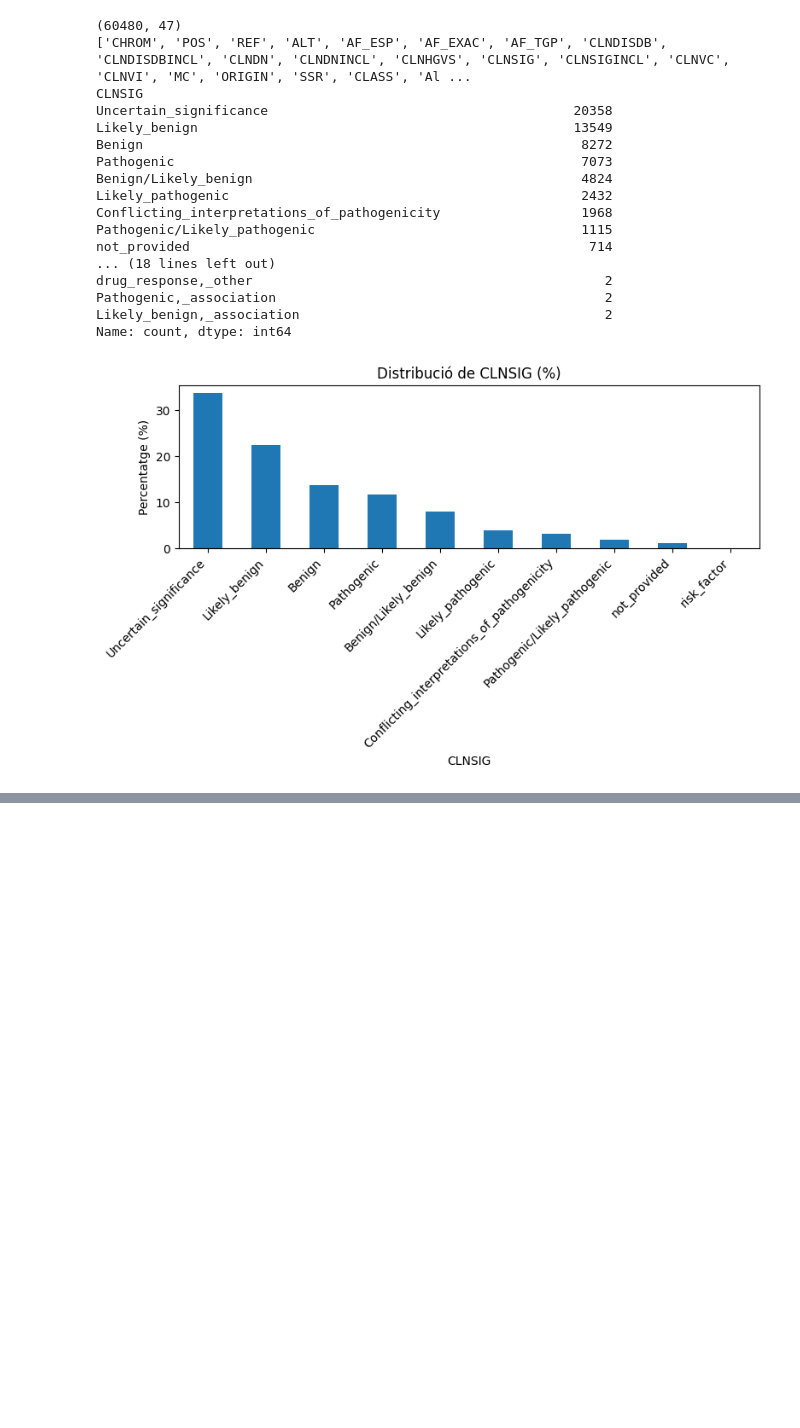
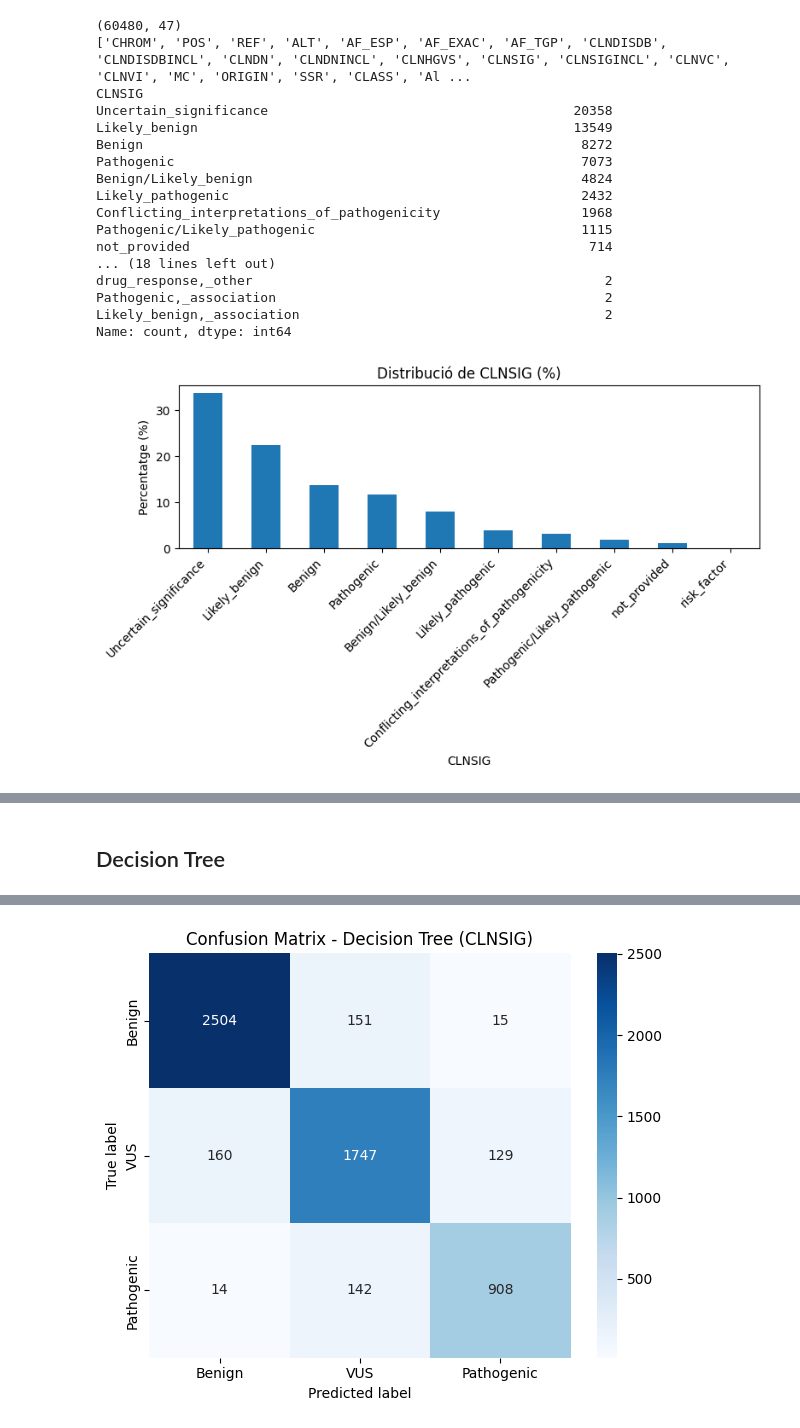
Before and after one commit to eliagarcia/tfg-genetic-variants, a Jupyter notebook: notebooks/clnsig.ipynb, the cells around one changed output, grey strips where cells are left out. Saved outputs shown, nothing was run; the diff lists cells and outputs as text; code cells hidden in the pictures; blank space fills up the shorter version.

```diff
--- a/notebooks/clnsig.ipynb
+++ b/notebooks/clnsig.ipynb
@@ -40,0 +172,79 @@ plt.show()
+# %% [markdown]
+## Decision Tree
+# %%
+import seaborn as sns
+from sklearn.tree import DecisionTreeClassifier
+from sklearn.ensemble import RandomForestClassifier
+from sklearn.neural_network import MLPClassifier
+from sklearn.pipeline import Pipeline
+from sklearn.model_selection import (
+    StratifiedKFold, GridSearchCV, RandomizedSearchCV, train_test_split
+)
+from sklearn.metrics import (
+    classification_report, f1_score, confusion_matrix
+)
+
+# Noms de les classes per als plots
+CLASS_NAMES = ["Benign", "VUS", "Pathogenic"]
+
+# ── Funció auxiliar per pintar la confusion matrix ──────────────────────────
+def plot_confusion_matrix(cm, title):
+    plt.figure(figsize=(6, 5))
+    sns.heatmap(
+        cm, annot=True, fmt="d", cmap="Blues",
+        xticklabels=CLASS_NAMES,
+        yticklabels=CLASS_NAMES
+    )
+    plt.xlabel("Predicted label")
+    plt.ylabel("True label")
+    plt.title(title)
+    plt.tight_layout()
+    plt.show()
+
+
+# ════════════════════════════════════════════════════════════════════════════
+# DECISION TREE
+# ════════════════════════════════════════════════════════════════════════════
+dt = DecisionTreeClassifier(random_state=42)
+
+pipeline_dt = Pipeline(steps=[
+    ("preprocess", preprocessor),
+    ("model", dt)
+])
+
+cv = StratifiedKFold(n_splits=5, shuffle=True, random_state=42)
+
+param_grid = {
+    "model__max_depth": [5, 10, 20, None],
+    "model__min_samples_split": [2, 10, 20],
+    "model__min_samples_leaf": [1, 5, 10],
+    "model__class_weight": [None, "balanced"]   # important pel desbalanceig Pathogenic
+}
+
+grid_dt = GridSearchCV(
+    pipeline_dt,
+    param_grid=param_grid,
+    scoring="f1_macro",     # macro perquè tenim 3 classes no equilibrades
+    cv=cv,
+    n_jobs=-1,
+    verbose=1,
+    error_score="raise"
+)
+
+grid_dt.fit(X_train_val, y_train_val)
+print("── DECISION TREE ──────────────────────────────")
+print("Millors paràmetres:", grid_dt.best_params_)
+print("Millor CV F1 macro:", grid_dt.best_score_)
+
+best_dt = grid_dt.best_estimator_
+y_pred_dt = best_dt.predict(X_test)
+
+print("\nClassification report al test:")
+print(classification_report(y_test, y_pred_dt, target_names=CLASS_NAMES))
+print("F1 macro al test:", f1_score(y_test, y_pred_dt, average="macro"))
+
+plot_confusion_matrix(
+    confusion_matrix(y_test, y_pred_dt),
+    "Confusion Matrix - Decision Tree (CLNSIG)"
+)
+# %% [output]
@@ -40,0 +268 @@ plt.show()
+[figure, added]
```
Also changed, not shown: parts of 10 cells of this notebook.
